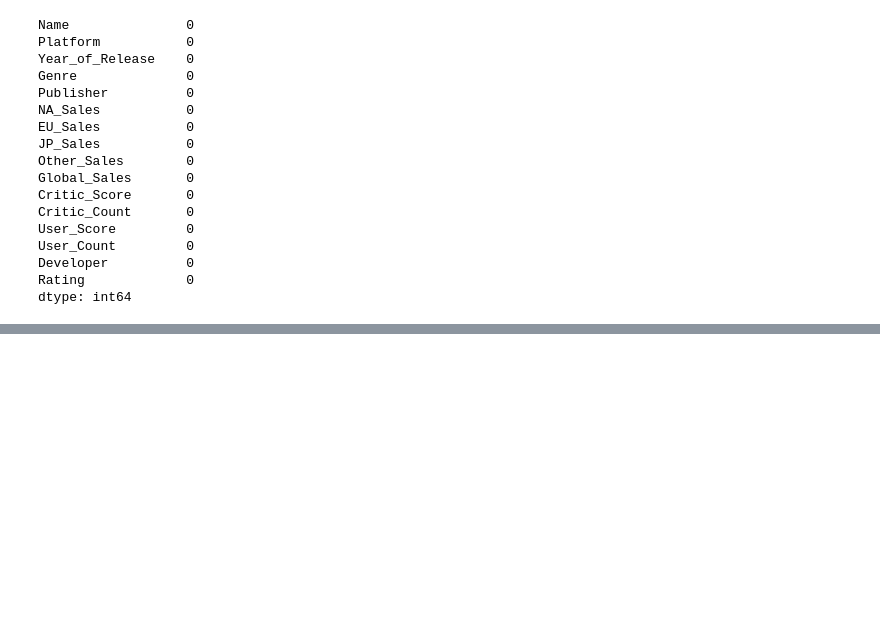
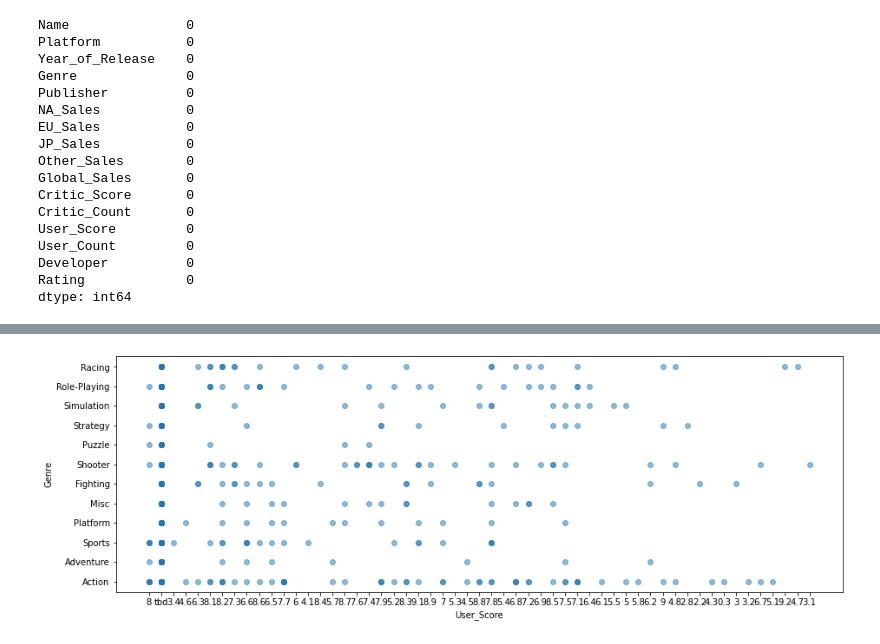
Before and after one commit to Romka678/Machine_Learning, a Jupyter notebook: Machine_Learning.ipynb, the cells around one changed output, grey strips where cells are left out. Saved outputs shown, nothing was run; the diff lists cells and outputs as text; code cells hidden in the pictures; blank space fills up the shorter version.

```diff
--- a/Machine_Learning.ipynb
+++ b/Machine_Learning.ipynb
@@ -385,0 +385,10 @@ dtype: int64
+# %%
+np.random.seed(42)
+random_subset = np.random.choice(np.arange(data_raw.shape[0]), size=500, replace=False)
+plt.figure(figsize = (15, 5))
+plt.scatter(data_raw.iloc[random_subset]['User_Score'], data_raw.iloc[random_subset]['Genre'], alpha=0.5)
+plt.xlabel('User_Score')
+plt.ylabel('Genre')
+pass
+# %% [output]
+[figure, added]
```
Also changed, not shown: parts of 82 cells of this notebook.
